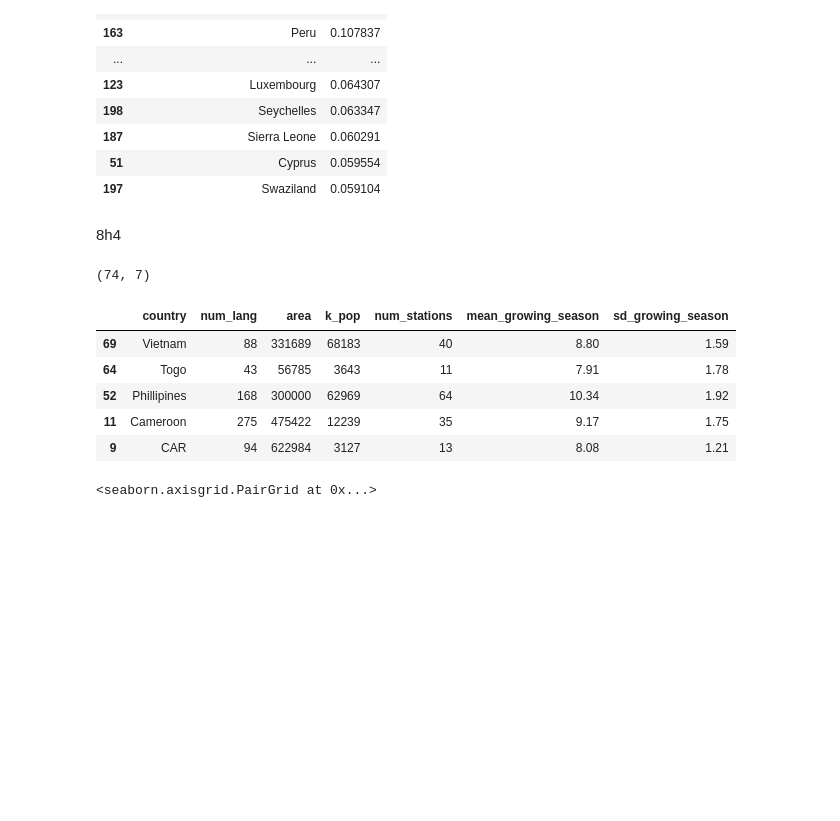
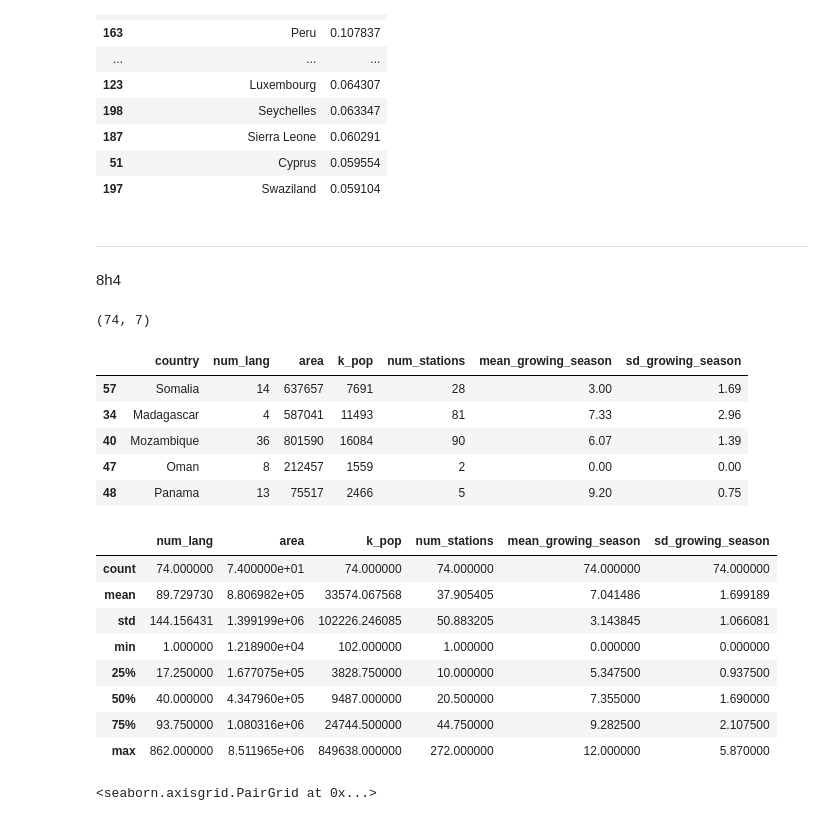
Before and after one commit to u-phoria/rethinking-numpyro, a Jupyter notebook: practice/08.ipynb, the cells around one changed output. Drawn from its saved outputs; the diff is of its cells as text; code cells hidden in the pictures; blank space fills up the shorter version.

```diff
--- a/practice/08.ipynb
+++ b/practice/08.ipynb
@@ -316,19 +331,30 @@ dd[['country']].assign(pareto_k=pareto_k).sort_values(by='pareto_k', ascending=F
 | 187 | Sierra Leone | 0.060291 |
 | 51 | Cyprus | 0.059554 |
 | 197 | Swaziland | 0.059104 |
-# %% [markdown]
-8h4
+# %% [markdown]
+---
+8h4
 # %%
 nettle = pd.read_csv('../data/nettle.csv', sep=';')
 nettle.columns = [c.replace(".", "_") for c in nettle.columns]
 print(nettle.shape)
-nettle.sample(5)
+display(nettle.sample(5))
+nettle.describe()
 # %% [output]
 (74, 7)
 |  | country | num_lang | area | k_pop | num_stations | mean_growing_season | sd_growing_season |
-| 69 | Vietnam | 88 | 331689 | 68183 | 40 | 8.80 | 1.59 |
-| 64 | Togo | 43 | 56785 | 3643 | 11 | 7.91 | 1.78 |
-| 52 | Phillipines | 168 | 300000 | 62969 | 64 | 10.34 | 1.92 |
-| 11 | Cameroon | 275 | 475422 | 12239 | 35 | 9.17 | 1.75 |
-| 9 | CAR | 94 | 622984 | 3127 | 13 | 8.08 | 1.21 |
+| 57 | Somalia | 14 | 637657 | 7691 | 28 | 3.00 | 1.69 |
+| 34 | Madagascar | 4 | 587041 | 11493 | 81 | 7.33 | 2.96 |
+| 40 | Mozambique | 36 | 801590 | 16084 | 90 | 6.07 | 1.39 |
+| 47 | Oman | 8 | 212457 | 1559 | 2 | 0.00 | 0.00 |
+| 48 | Panama | 13 | 75517 | 2466 | 5 | 9.20 | 0.75 |
+|  | num_lang | area | k_pop | num_stations | mean_growing_season | sd_growing_season |
+| count | 74.000000 | 7.400000e+01 | 74.000000 | 74.000000 | 74.000000 | 74.000000 |
+| mean | 89.729730 | 8.806982e+05 | 33574.067568 | 37.905405 | 7.041486 | 1.699189 |
+| std | 144.156431 | 1.399199e+06 | 102226.246085 | 50.883205 | 3.143845 | 1.066081 |
+| min | 1.000000 | 1.218900e+04 | 102.000000 | 1.000000 | 0.000000 | 0.000000 |
+| 25% | 17.250000 | 1.677075e+05 | 3828.750000 | 10.000000 | 5.347500 | 0.937500 |
+| 50% | 40.000000 | 4.347960e+05 | 9487.000000 | 20.500000 | 7.355000 | 1.690000 |
+| 75% | 93.750000 | 1.080316e+06 | 24744.500000 | 44.750000 | 9.282500 | 2.107500 |
+| max | 862.000000 | 8.511965e+06 | 849638.000000 | 272.000000 | 12.000000 | 5.870000 |
 # %%
```
Also changed, not shown: parts of 21 cells of this notebook.
